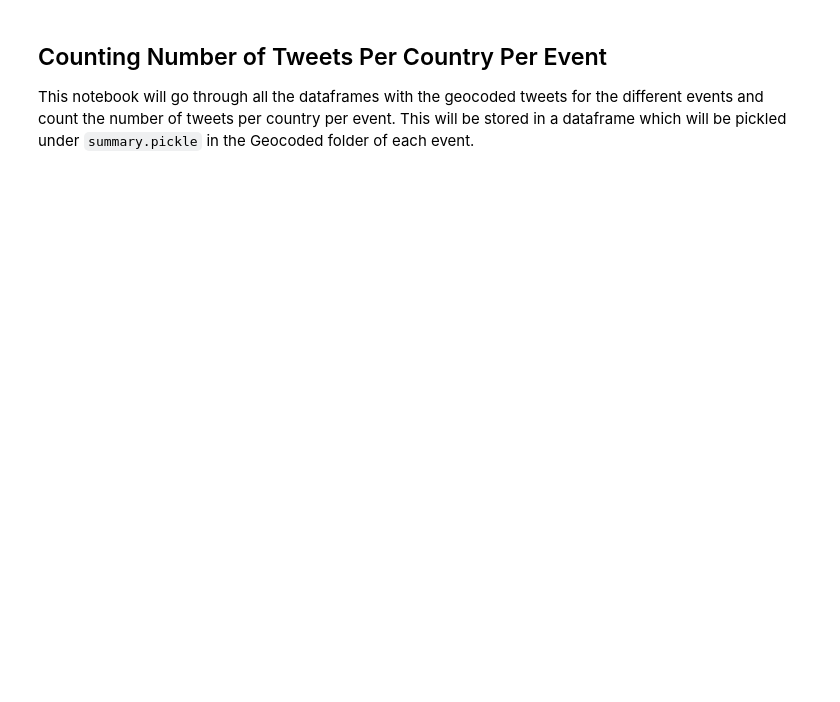
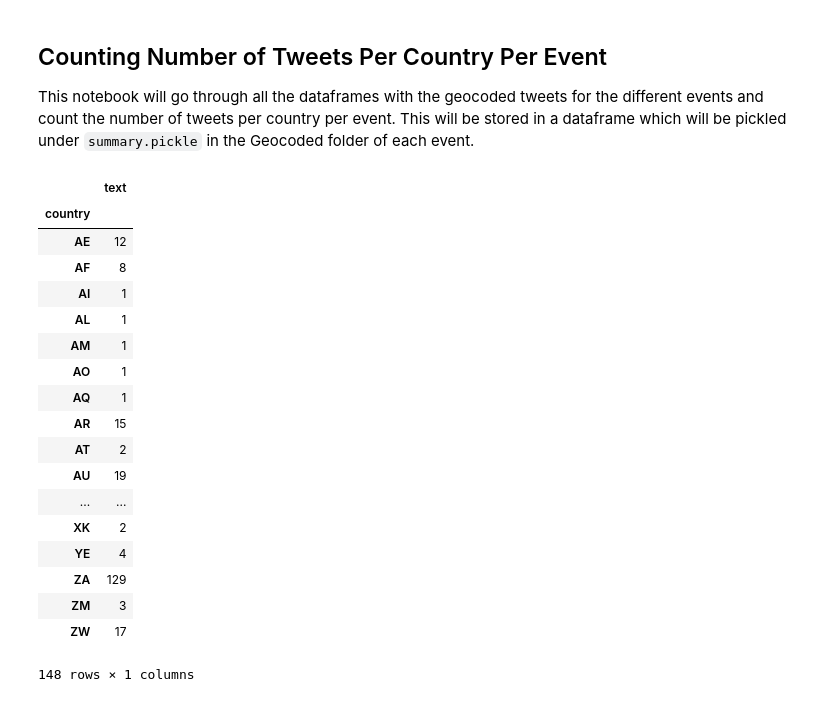
Before and after one commit to LailaHms/ADA2017_Homeworks, a Jupyter notebook: Project/GeocodingTweets/Determining Number of Tweets Per Event.ipynb, the cells around one changed output. Drawn from its saved outputs; the diff is of its cells as text; code cells hidden in the pictures; blank space fills up the shorter version.

```diff
--- a/Project/GeocodingTweets/Determining Number of Tweets Per Event.ipynb
+++ b/Project/GeocodingTweets/Determining Number of Tweets Per Event.ipynb
@@ -46,3 +46,25 @@ for folder in folders:
     # Pickle the event dataframes
     if do_prints: print(event_locations["text"].tolist())
     event_locations.to_pickle(os.path.join(files_path, "summary.pickle"))
+# %%
+interm_df
+# %% [output]
+|  | text |
+| country |  |
+| AE | 12 |
+| AF | 8 |
+| AI | 1 |
+| AL | 1 |
+| AM | 1 |
+| AO | 1 |
+| AQ | 1 |
+| AR | 15 |
+| AT | 2 |
+| AU | 19 |
+| ... | ... |
+| XK | 2 |
+| YE | 4 |
+| ZA | 129 |
+| ZM | 3 |
+| ZW | 17 |
+148 rows × 1 columns
```
Also changed, not shown: 22 other files.
